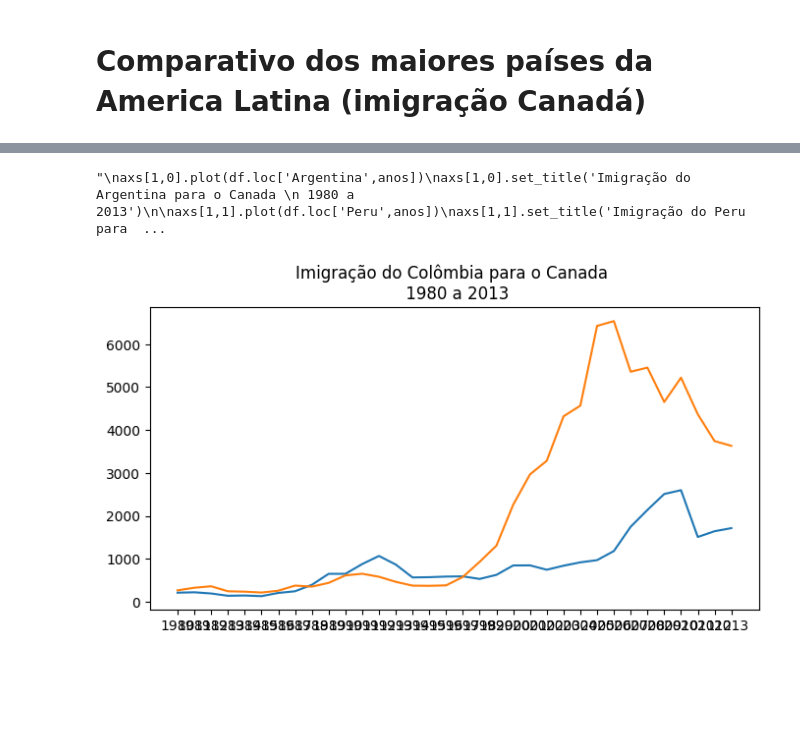
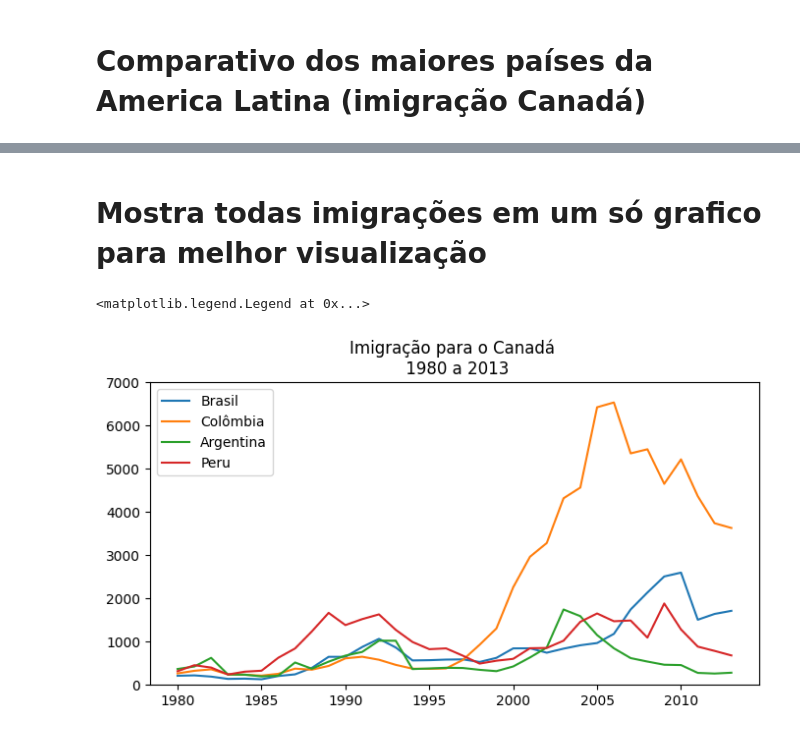
Before and after one commit to ThiagoDFMaia/projeto_final_tarde, a Jupyter notebook: semana_estatistica/aula2.ipynb, the cells around one changed output, grey strips where cells are left out. Saved outputs shown, nothing was run; the diff lists cells and outputs as text; code cells hidden in the pictures; blank space fills up the shorter version.

```diff
--- a/semana_estatistica/aula2.ipynb
+++ b/semana_estatistica/aula2.ipynb
@@ -376,29 +383,23 @@ fig.subplots_adjust(hspace=0.5,wspace=0.3)
-# %%
-fig , ax = plt.subplots(figsize=(8,4))
-
-ax.plot(df.loc['Brasil',anos])
-ax.set_title('Imigração do Brasil para o Canada \n 1980 a 2013')
-
-
-ax.plot(df.loc['Colômbia',anos])
-ax.set_title('Imigração do Colômbia para o Canada \n 1980 a 2013')
-
-'''
-axs[1,0].plot(df.loc['Argentina',anos])
-axs[1,0].set_title('Imigração do Argentina para o Canada \n 1980 a 2013')
-
-axs[1,1].plot(df.loc['Peru',anos])
-axs[1,1].set_title('Imigração do Peru para o Canada \n 1980 a 2013')
-
-ax.plot(df_brasil['ano'],df_brasil['imigrantes'])
-ax.set_title('Imigração do Brasil para o Canada \n 1980 a 2013')
-ax.set_xlabel('Ano')
-ax.set_ylabel('Numero de imigrantes')
-ax.grid()
-ax.xaxis.set_major_locator(plt.MultipleLocator(5)) # insere um intervalo no eixo x de 5 e0 5 no caso
-ax.yaxis.set_major_locator(plt.MultipleLocator(300)) # insere um intervalo no eixo y de 1000 em 1000 no caso
-plt.show()
-'''
-# %% [output]
-"\naxs[1,0].plot(df.loc['Argentina',anos])\naxs[1,0].set_title('Imigração do Argentina para o Canada \n 1980 a 2013')\n\naxs[1,1].plot(df.loc['Peru',anos])\naxs[1,1].set_title('Imigração do Peru para  ...
-[figure, removed]
+# %% [markdown]
+# Mostra todas imigrações em um só grafico para melhor visualização
+# %%
+# Supondo que df e anos já estejam definidos corretamente
+fig, ax = plt.subplots(figsize=(8, 4))
+
+# Plota cada linha com um rótulo
+ax.plot(df.loc['Brasil', anos], label='Brasil')
+ax.plot(df.loc['Colômbia', anos], label='Colômbia')
+ax.plot(df.loc['Argentina', anos], label='Argentina')
+ax.plot(df.loc['Peru', anos], label='Peru')
+
+# Adiciona título ao gráfico
+ax.set_title('Imigração para o Canadá \n 1980 a 2013')
+
+# Configura o localizador do eixo x para marcar a cada 5 anos
+ax.xaxis.set_major_locator(plt.MultipleLocator(5))
+ax.set_ylim(0,7000)
+# Adiciona a legenda
+ax.legend()
+# %% [output]
+<matplotlib.legend.Legend at 0x...>
+[figure, added]
```
Also changed, not shown: parts of 10 cells of this notebook, 1 other file.
